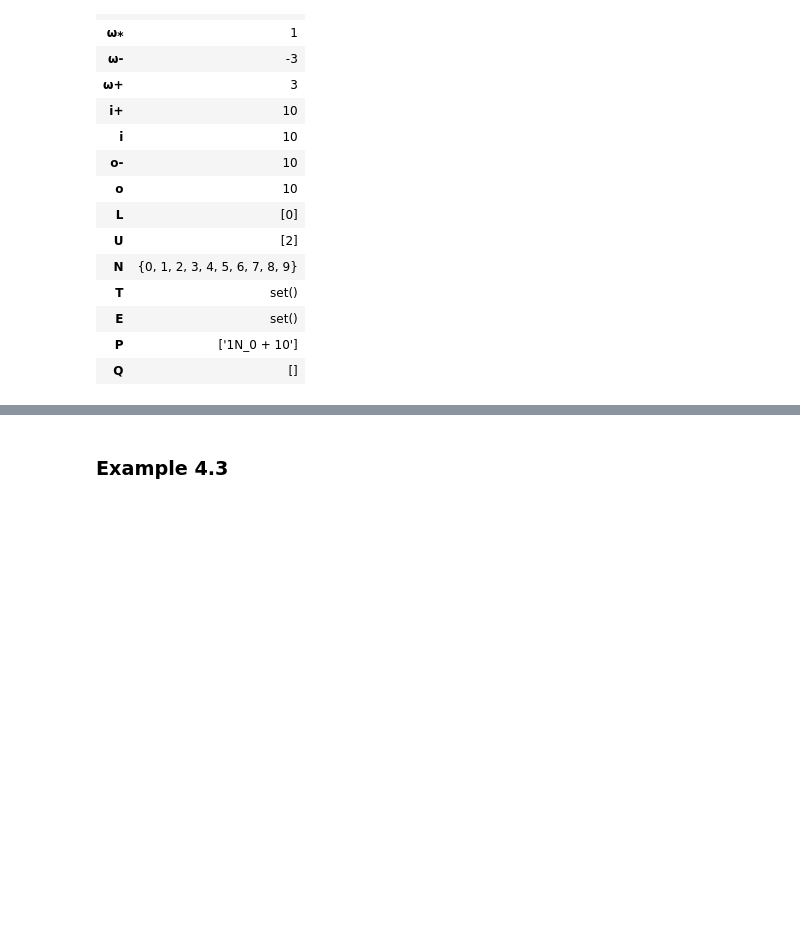
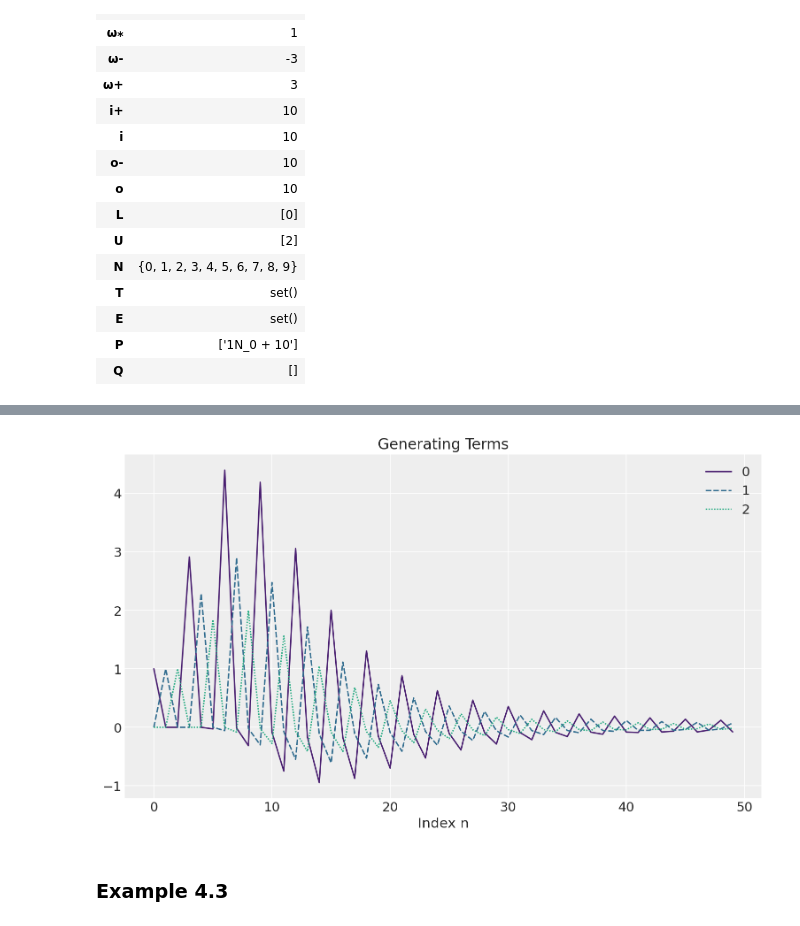
Before and after one commit to bayes14/srn, a Jupyter notebook: srn/examples.ipynb, the cells around one changed output, grey strips where cells are left out. Saved outputs shown, nothing was run; the diff lists cells and outputs as text; code cells hidden in the pictures; blank space fills up the shorter version.

```diff
--- a/srn/examples.ipynb
+++ b/srn/examples.ipynb
@@ -297,3 +297,7 @@ plot_generating_terms(s, 80)
+# %%
+plot_gamma(s, 50)
+# %% [output]
+[figure, added]
 # %% [markdown]
 ### Example 4.3
 # %%
```
Also changed, not shown: parts of 4 cells of this notebook.
